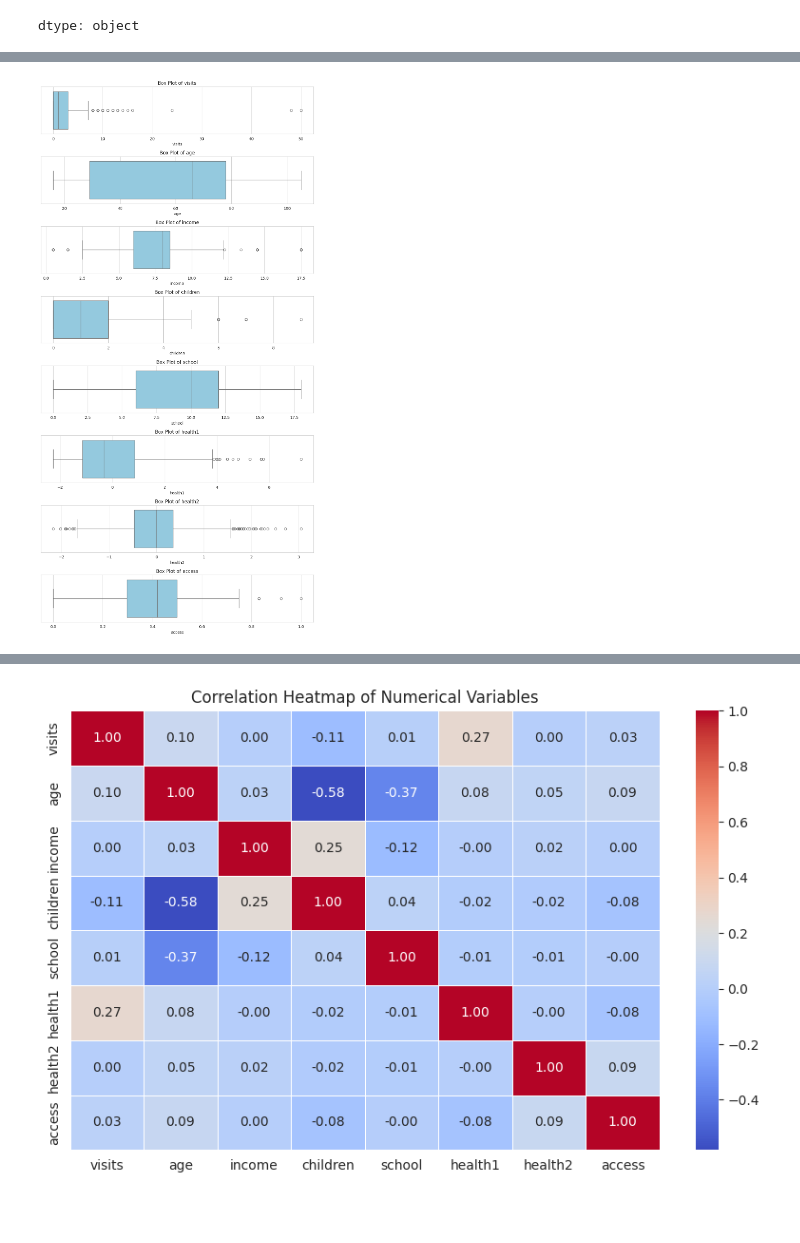
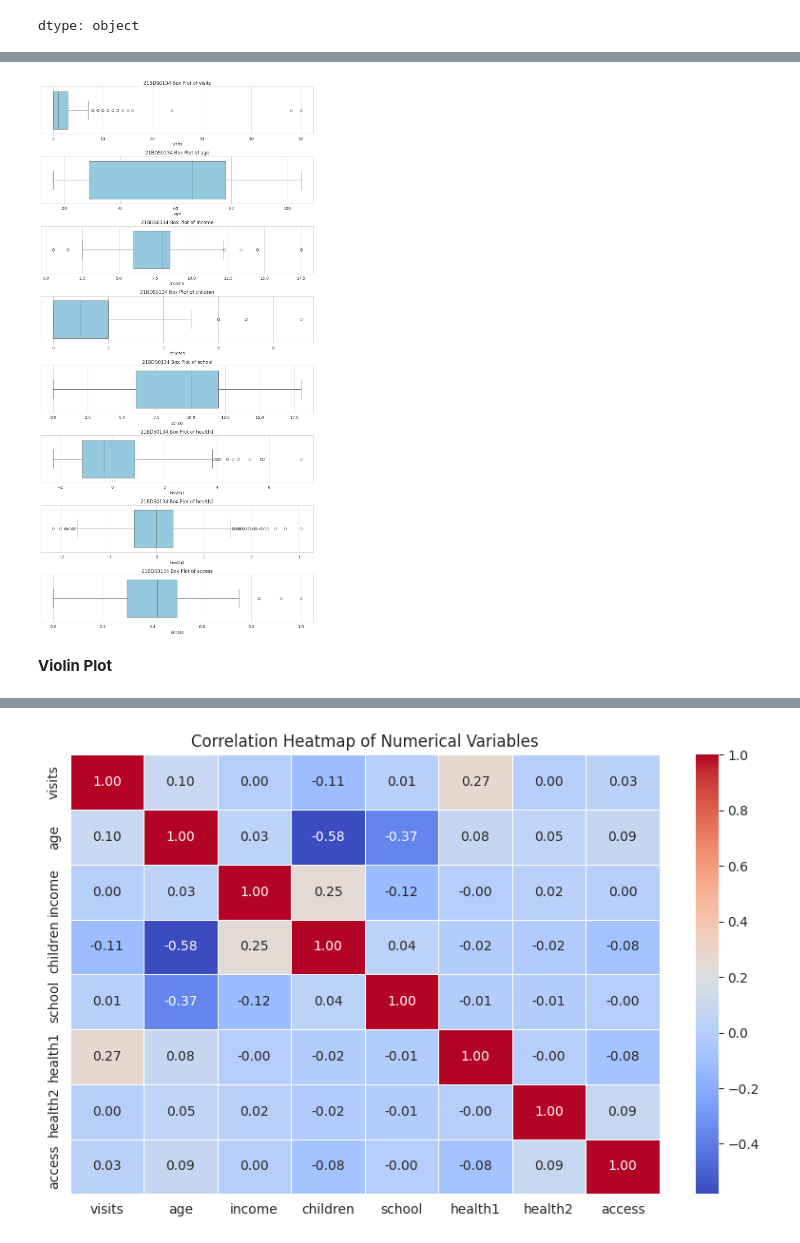
Before and after one commit to 0808003/21BDS0134, a Jupyter notebook: 21BDS0134.ipynb, the cells around one changed output, grey strips where cells are left out. Cells and saved outputs as stored; diff of their text form; code cells hidden in the pictures; blank space fills up the shorter version.

```diff
--- a/21BDS0134.ipynb
+++ b/21BDS0134.ipynb
@@ -137,7 +147,7 @@ fig, axes = plt.subplots(len(num_cols), 1, figsize=(10, 20))
 
 for i, col in enumerate(num_cols):
   sns.histplot(Data[col], bins=30, kde=True, ax=axes[i])
-  axes[i].set_title(f'Distribution of {col}')
+  axes[i].set_title(f'21BDS0134 Distribution of {col}')
 
 plt.tight_layout()
 plt.show()
@@ -146,17 +158,19 @@ plt.show()
 # %%
 sns.set_style("whitegrid")
 num_cols = ['visits', 'age', 'income', 'children', 'school', 'health1', 'health2', 'access']
 
 fig, axes = plt.subplots(len(num_cols), 1, figsize=(10, 20))
 
 for i, col in enumerate(num_cols):
   sns.boxplot(x=Data[col], ax=axes[i], color="skyblue")
-  axes[i].set_title(f'Box Plot of {col}')
+  axes[i].set_title(f'21BDS0134 Box Plot of {col}')
 
 plt.tight_layout()
 plt.show()
 # %% [output]
-[figure, old version]
+[figure, new version]
+# %% [markdown]
+**Violin Plot**
 # %%
 fig, axes = plt.subplots(len(num_cols), 1, figsize=(10, 20))
 
```
Also changed, not shown: parts of 72 cells of this notebook.
